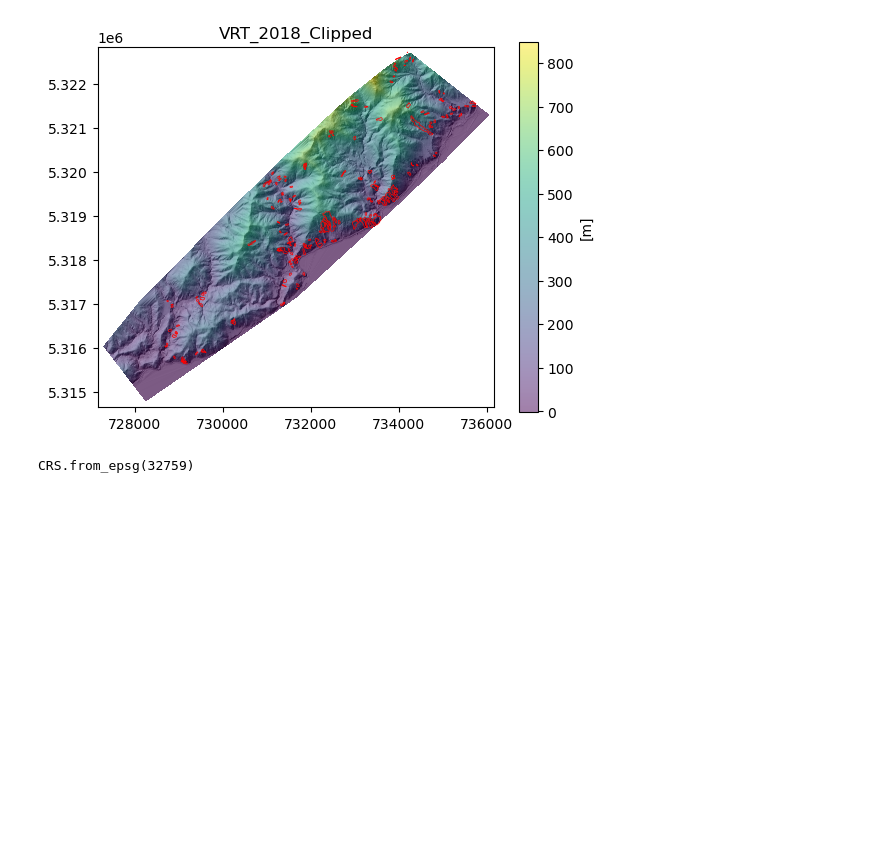
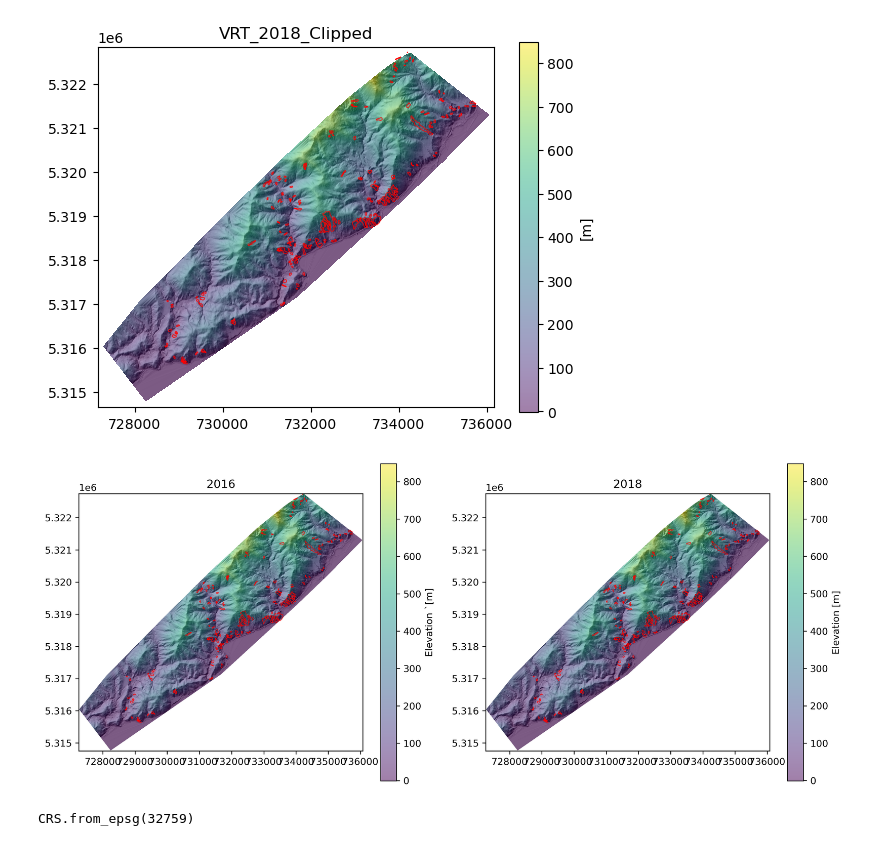
Before and after one commit to UW-GDA/nz-landslides, a Jupyter notebook: notebooks/3-interacting-vrt-polygon.ipynb, the cells around one changed output. Saved outputs shown, nothing was run; the diff lists cells and outputs as text; code cells hidden in the pictures; blank space fills up the shorter version.

```diff
--- a/notebooks/3-interacting-vrt-polygon.ipynb
+++ b/notebooks/3-interacting-vrt-polygon.ipynb
@@ -303,6 +319,22 @@ plt.ylim(ymin-100, ymax+100)
 plt.show()
 # %% [output]
 [figure]
+# %%
+f, ax = plt.subplots(1,2, figsize=(12,5), dpi=300)
+ax[0].imshow(hs_fa_ma, extent=hs_fa_ma_extent, cmap='gray')
+im = ax[0].imshow(vrt16_fa_ma, extent=vrt16_fa_ma_extent, alpha=0.5)
+inventory_gpd_clipped.plot(ax=ax[0], facecolor='none', edgecolor='r', linewidth=0.5)
+ax[0].set_title('2016')
+f.colorbar(im, ax=ax[0], label='Elevation `[m]')
+ax[1].imshow(hs_fa_ma, extent=hs_fa_ma_extent, cmap='gray')
+im = ax[1].imshow(vrt18_fa_ma, extent=vrt18_fa_ma_extent, alpha=0.5)
+inventory_gpd_clipped.plot(ax=ax[1], facecolor='none', edgecolor='r', linewidth=0.5)
+ax[1].set_title('2018')
+f.colorbar(im, ax=ax[1], label='Elevation [m]')
+plt.savefig("/home/jovyan/nz-landslides/3-results/dems-hillshades.png", dpi=300)
+plt.tight_layout()
+# %% [output]
+[figure, added]
 # %%
 def create_tif(masked_array, transform, output_path, crs='EPSG:4326', nodata=0.0):
     # Convert the masked array to a filled array with the specified nodata value
```
Also changed, not shown: parts of 6 cells of this notebook, 8 other files.
